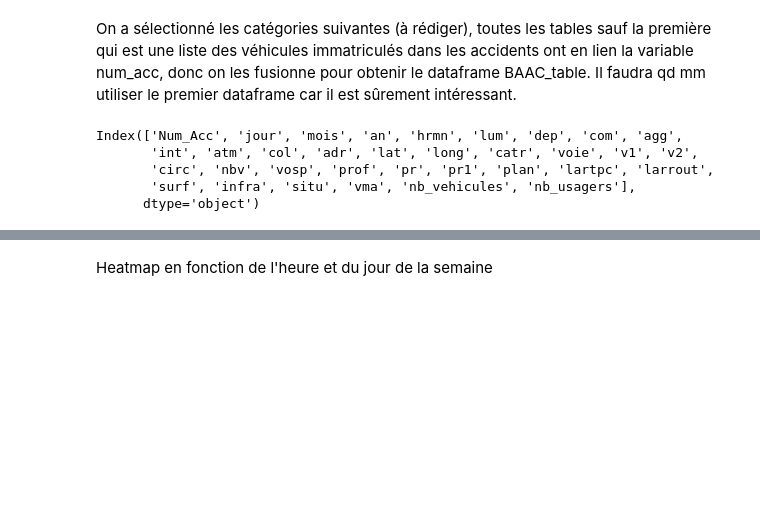
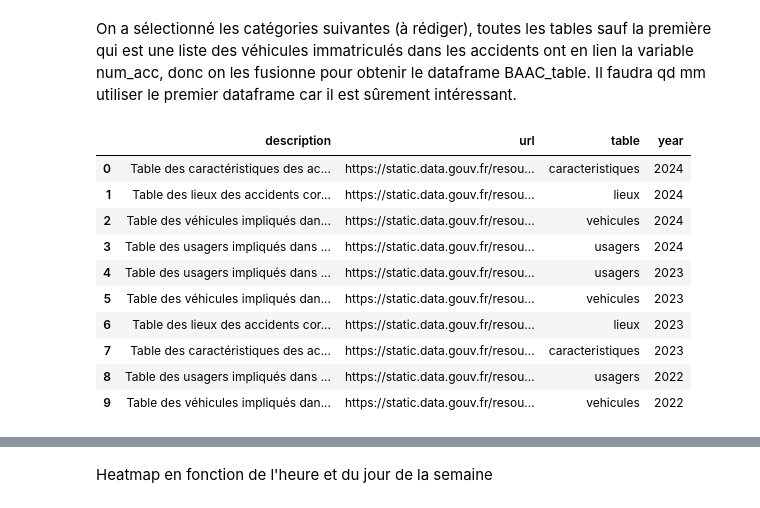
Before and after one commit to apa-afk/Pakin-Massouli-, a Jupyter notebook: main.ipynb, the cells around one changed output, grey strips where cells are left out. Saved outputs shown, nothing was run; the diff lists cells and outputs as text; code cells hidden in the pictures; blank space fills up the shorter version.

```diff
--- a/main.ipynb
+++ b/main.ipynb
@@ -90,18 +100,17 @@ BAAC_resources[["description", "url"]].head(10)
 On a sélectionné les catégories suivantes (à rédiger), toutes les tables sauf la première qui est une liste des véhicules immatriculés dans les accidents ont en lien la variable num_acc, donc on les fusionne pour obtenir le dataframe BAAC_table.
 Il faudra qd mm utiliser le premier dataframe car il est sûrement intéressant.
 # %%
-selected_table = []
-selected_table.append("Table des caractéristiques des accidents corporels de la circulation en 2024 en France (France métropolitaine + DOM + COM +NC).\n")
-selected_table.append("Table des lieux des accidents corporels de la circulation en 2024 en France (France métropolitaine + DOM + COM +NC).\n")
-selected_table.append("Table des véhicules impliqués dans les accidents corporels de la circulation en 2024 en France (France métropolitaine + DOM + COM +NC).\n")
-selected_table.append("Table des usagers impliqués dans les accidents corporels de la circulation en 2024 en France (France métropolitaine + DOM + COM +NC).\n")
-
-BAAC_table = module_BAAC.get_baac_tables(BAAC_resources, selected_table)
-
-BAAC_table.columns
+selected_BAAC_table = module_BAAC.select_baac_tables(BAAC_resources)
+selected_BAAC_table
 # %% [output]
-Index(['Num_Acc', 'jour', 'mois', 'an', 'hrmn', 'lum', 'dep', 'com', 'agg',
-       'int', 'atm', 'col', 'adr', 'lat', 'long', 'catr', 'voie', 'v1', 'v2',
-       'circ', 'nbv', 'vosp', 'prof', 'pr', 'pr1', 'plan', 'lartpc', 'larrout',
-       'surf', 'infra', 'situ', 'vma', 'nb_vehicules', 'nb_usagers'],
-      dtype='object')
+|  | description | url | table | year |
+| 0 | Table des caractéristiques des ac... | https://static.data.gouv.fr/resou... | caracteristiques | 2024 |
+| 1 | Table des lieux des accidents cor... | https://static.data.gouv.fr/resou... | lieux | 2024 |
+| 2 | Table des véhicules impliqués dan... | https://static.data.gouv.fr/resou... | vehicules | 2024 |
+| 3 | Table des usagers impliqués dans ... | https://static.data.gouv.fr/resou... | usagers | 2024 |
+| 4 | Table des usagers impliqués dans ... | https://static.data.gouv.fr/resou... | usagers | 2023 |
+| 5 | Table des véhicules impliqués dan... | https://static.data.gouv.fr/resou... | vehicules | 2023 |
+| 6 | Table des lieux des accidents cor... | https://static.data.gouv.fr/resou... | lieux | 2023 |
+| 7 | Table des caractéristiques des ac... | https://static.data.gouv.fr/resou... | caracteristiques | 2023 |
+| 8 | Table des usagers impliqués dans ... | https://static.data.gouv.fr/resou... | usagers | 2022 |
+| 9 | Table des véhicules impliqués dan... | https://static.data.gouv.fr/resou... | vehicules | 2022 |
```
Also changed, not shown: parts of 5 cells of this notebook, 3 other files.
